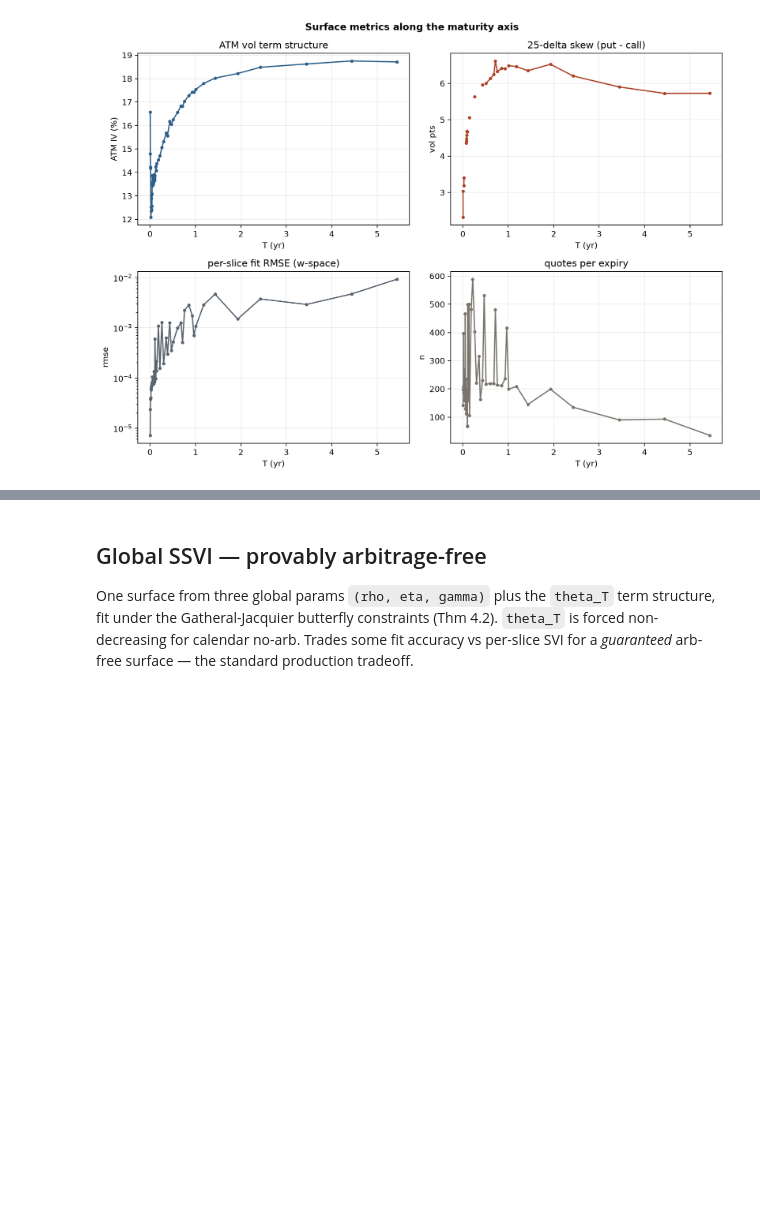
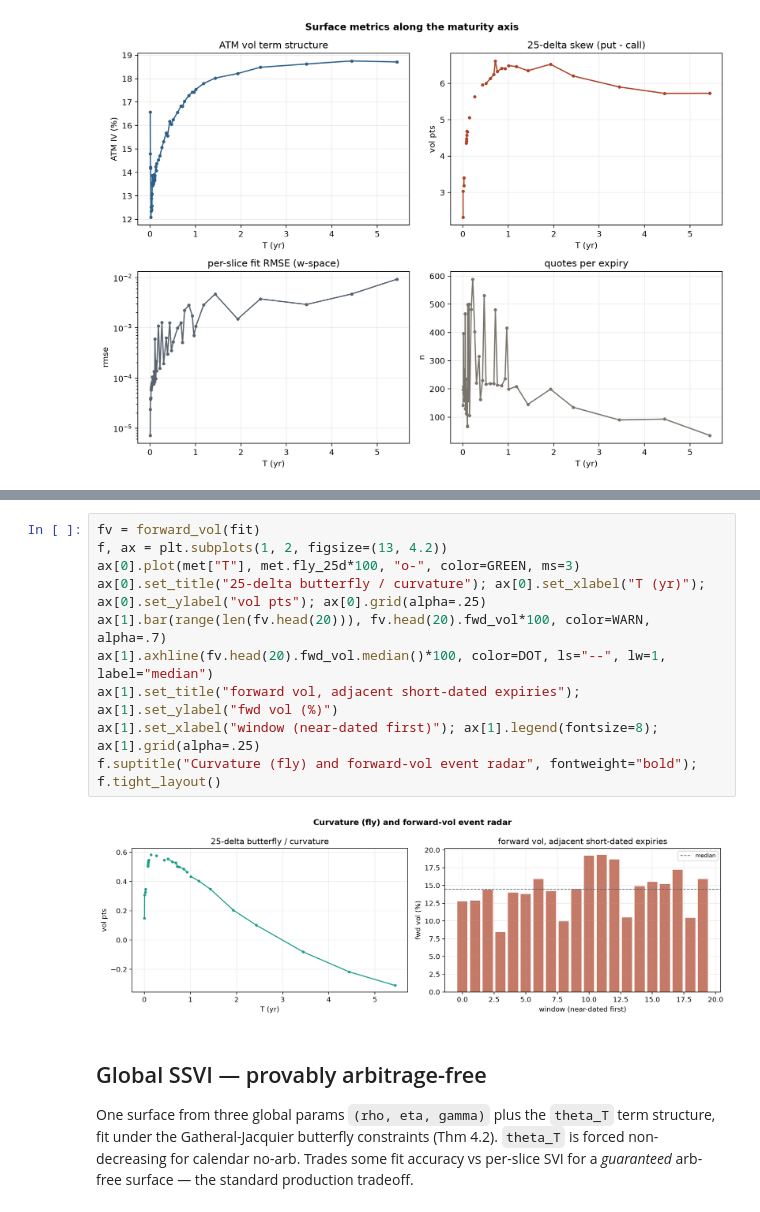
Before and after one commit to bsinek/quant-research, a Jupyter notebook: vol-surface/notebooks/surface_svi.ipynb, the cells around one changed output, grey strips where cells are left out. Cells and saved outputs as stored; diff of their text form; blank space fills up the shorter version.

```diff
--- a/vol-surface/notebooks/surface_svi.ipynb
+++ b/vol-surface/notebooks/surface_svi.ipynb
@@ -151,3 +158,15 @@ f.suptitle("Surface metrics along the maturity axis", fontweight="bold"); f.tigh
+# %%
+fv = forward_vol(fit)
+f, ax = plt.subplots(1, 2, figsize=(13, 4.2))
+ax[0].plot(met["T"], met.fly_25d*100, "o-", color=GREEN, ms=3)
+ax[0].set_title("25-delta butterfly / curvature"); ax[0].set_xlabel("T (yr)"); ax[0].set_ylabel("vol pts"); ax[0].grid(alpha=.25)
+ax[1].bar(range(len(fv.head(20))), fv.head(20).fwd_vol*100, color=WARN, alpha=.7)
+ax[1].axhline(fv.head(20).fwd_vol.median()*100, color=DOT, ls="--", lw=1, label="median")
+ax[1].set_title("forward vol, adjacent short-dated expiries"); ax[1].set_ylabel("fwd vol (%)")
+ax[1].set_xlabel("window (near-dated first)"); ax[1].legend(fontsize=8); ax[1].grid(alpha=.25)
+f.suptitle("Curvature (fly) and forward-vol event radar", fontweight="bold"); f.tight_layout()
+# %% [output]
+[figure, added]
 # %% [markdown]
 ## Global SSVI — provably arbitrage-free
 
```
Also changed, not shown: parts of 3 cells of this notebook, 3 other files.
